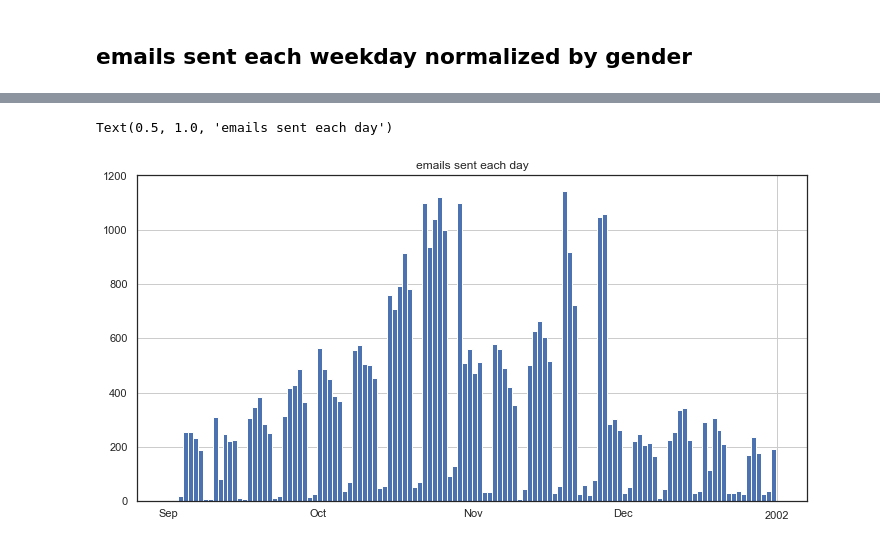
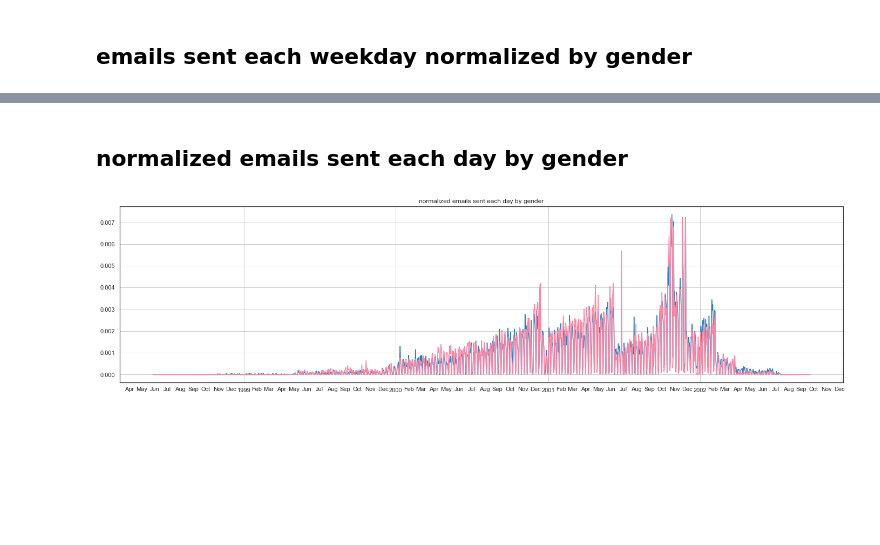
Before and after one commit to jameshollisandrew/springboard_capstone_00, a Jupyter notebook: 01_data_story_notebooks/04_data_story.ipynb, the cells around one changed output, grey strips where cells are left out. Drawn from its saved outputs; the diff is of its cells as text; code cells hidden in the pictures; blank space fills up the shorter version.

```diff
--- a/01_data_story_notebooks/04_data_story.ipynb
+++ b/01_data_story_notebooks/04_data_story.ipynb
@@ -334,31 +393,22 @@ Text(0.5, 1.0, 'emails sent each day')
-# %%
-# create a time series of the email counts per month to plot
-p = timf.loc['2001-09':'2001-12'].resample('D').count().m_from.copy()
-
-# set the Locator, Formatter objects
-years = mdates.YearLocator() # every year
-months = mdates.MonthLocator() # every month
-years_fmt = mdates.DateFormatter('%Y') # format year
-months_fmt = mdates.DateFormatter('%b') # format year
-
-# create plot
-fig, ax = plt.subplots(1,1, figsize=(12, 6)) # create figure, 1 axes
-#gs = fig.add_gridspec(2, 2)
-
-ax.bar(p.index, p.values, width=1) # create barplot with c data
-
-# format the ticks
-ax.xaxis.set_major_locator(years) # use Locator object to set major ticks
-ax.xaxis.set_minor_locator(months) # use Locator object to set minor ticks
-ax.xaxis.set_major_formatter(years_fmt) # format ticklabel strings with Formatter object
-ax.xaxis.set_minor_formatter(months_fmt) # 3-letter month name
-
-# format the coords message box
-ax.format_xdata = mdates.DateFormatter('%Y-%m-%d')
-ax.grid(True)
-
-# axes labels
-ax.set_title('emails sent each day') # title
-# %% [output]
-Text(0.5, 1.0, 'emails sent each day')
-[figure, removed]
+# %% [markdown]
+## normalized emails sent each day by gender
+# %%
+# get relevant data
+p = pd.DataFrame(timf.loc['1998':, 'gender'].copy())
+
+# create 2nd column
+p['girl'] = p['gender'].copy()
+p.columns = ['boys', 'girls']
+
+# quantify
+p['boys'] = p.boys.apply(lambda x: 1 if x == 'boy' else 0)
+p['girls'] = p.girls.apply(lambda x: 1 if x == 'girl' else 0)
+
+# normalize
+p = p.resample('D').sum()
+p['boys'] = p.boys.apply(lambda x: x / p.boys.sum())
+p['girls'] = p.girls.apply(lambda x: x / p.girls.sum())
+# %%
+two_var_timeline(p, 'normalized emails sent each day by gender')
+# %% [output]
+[figure, added]
```
Also changed, not shown: parts of 23 cells of this notebook.
